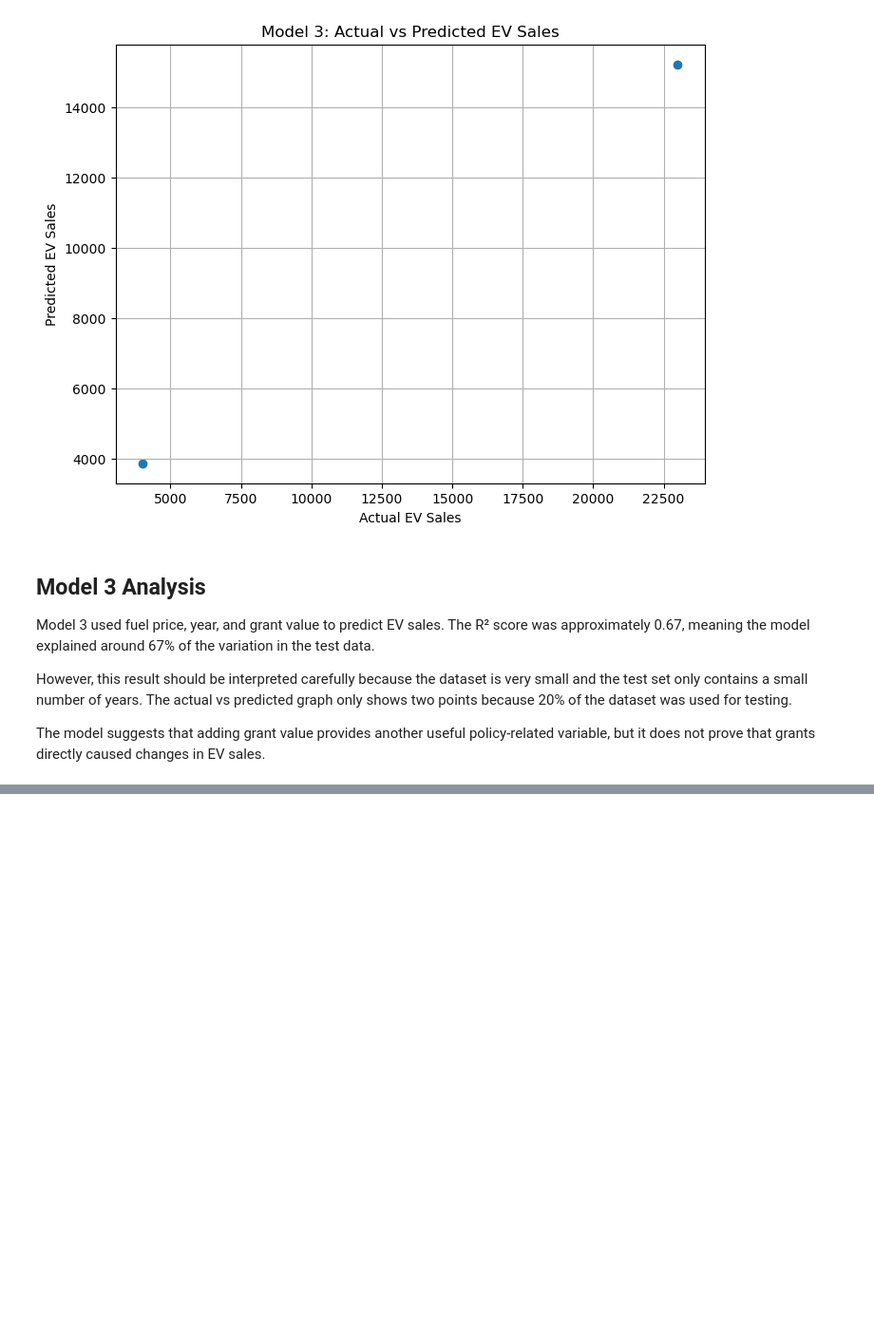
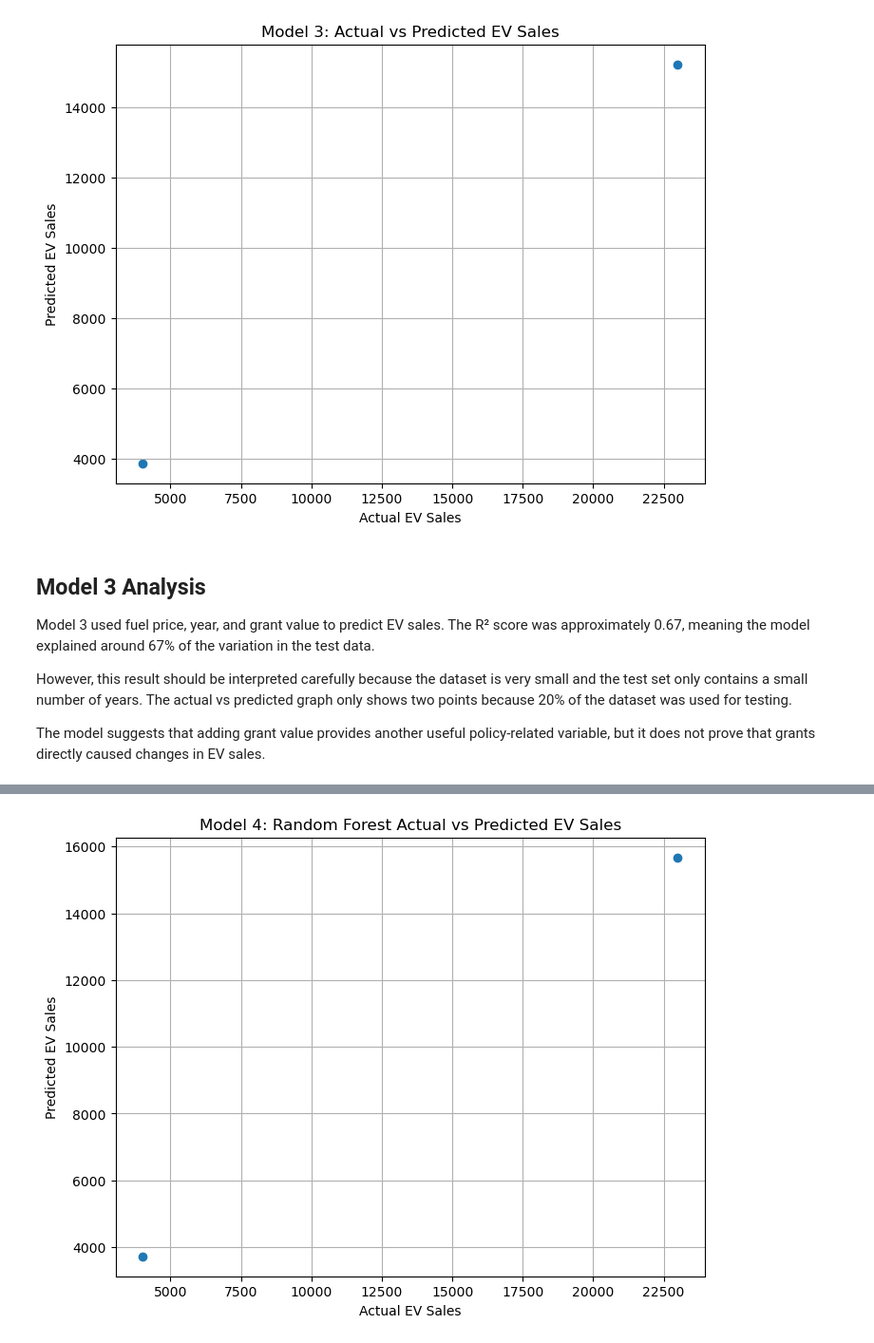
Before and after one commit to Guilherme2022448/Final-Project, a Jupyter notebook: ev_adoption_analysis.ipynb, the cells around one changed output, grey strips where cells are left out. Shown at 95% size. Saved outputs shown, nothing was run; the diff lists cells and outputs as text; code cells hidden in the pictures; blank space fills up the shorter version.

```diff
--- a/ev_adoption_analysis.ipynb
+++ b/ev_adoption_analysis.ipynb
@@ -1083,0 +1188,16 @@ The model suggests that adding grant value provides another useful policy-relate
+# %%
+# Plot actual vs predicted EV sales for Random Forest
+
+plt.figure(figsize=(8, 6))
+
+plt.scatter(y_test, y_pred_rf)
+
+plt.xlabel('Actual EV Sales')
+plt.ylabel('Predicted EV Sales')
+plt.title('Model 4: Random Forest Actual vs Predicted EV Sales')
+
+plt.grid()
+
+plt.show()
+# %% [output]
+[figure, added]
```
Also changed, not shown: parts of 5 cells of this notebook.
